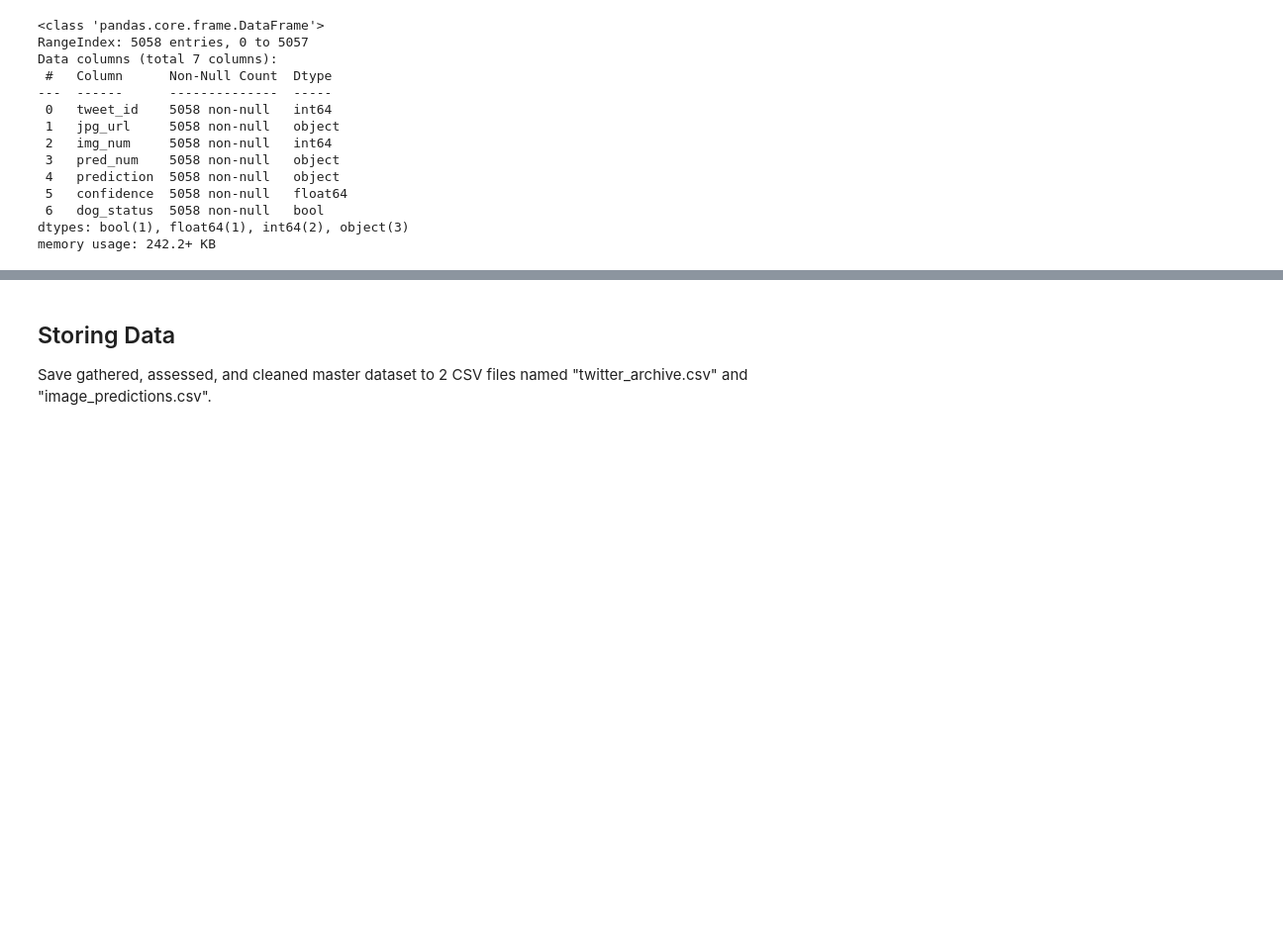
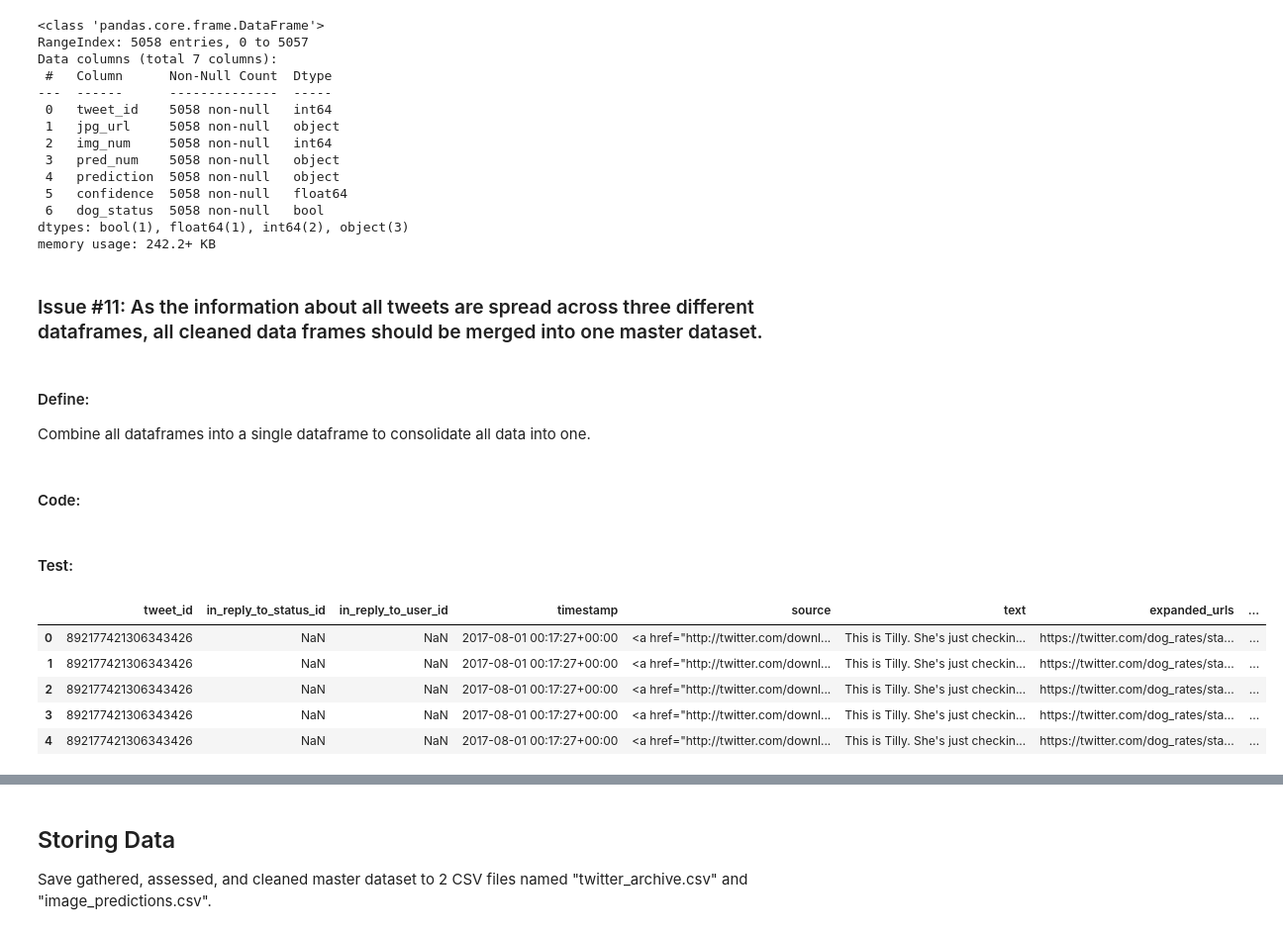
Before and after one commit to aayush1202/weRateDogs, a Jupyter notebook: wrangle_act.ipynb, the cells around one changed output, grey strips where cells are left out. Shown: that part at 99% size. Drawn from its saved outputs; the diff is of its cells as text; code cells hidden in the pictures; blank space fills up the shorter version.

```diff
--- a/wrangle_act.ipynb
+++ b/wrangle_act.ipynb
@@ -868,3 +870,28 @@ Data columns (total 7 columns):
  6   dog_status  5058 non-null   bool
 dtypes: bool(1), float64(1), int64(2), object(3)
 memory usage: 242.2+ KB
+# %% [markdown]
+### Issue #11: As the information about all tweets are spread across three different dataframes, all cleaned data frames should be merged into one master dataset.
+# %% [markdown]
+#### Define:
+
+Combine all dataframes into a single dataframe to consolidate all data into one.
+# %% [markdown]
+#### Code:
+# %%
+archive_clean = archive_clean.merge(
+    preds_clean,
+    on='tweet_id',
+    how='inner'
+)
+# %% [markdown]
+#### Test:
+# %%
+archive_clean.head()
+# %% [output]
+|  | tweet_id | in_reply_to_status_id | in_reply_to_user_id | timestamp | source | text | expanded_urls | ... |
+| 0 | 892177421306343426 | NaN | NaN | 2017-08-01 00:17:27+00:00 | <a href="http://twitter.com/downl... | This is Tilly. She's just checkin... | https://twitter.com/dog_rates/sta... | ... |
+| 1 | 892177421306343426 | NaN | NaN | 2017-08-01 00:17:27+00:00 | <a href="http://twitter.com/downl... | This is Tilly. She's just checkin... | https://twitter.com/dog_rates/sta... | ... |
+| 2 | 892177421306343426 | NaN | NaN | 2017-08-01 00:17:27+00:00 | <a href="http://twitter.com/downl... | This is Tilly. She's just checkin... | https://twitter.com/dog_rates/sta... | ... |
+| 3 | 892177421306343426 | NaN | NaN | 2017-08-01 00:17:27+00:00 | <a href="http://twitter.com/downl... | This is Tilly. She's just checkin... | https://twitter.com/dog_rates/sta... | ... |
+| 4 | 892177421306343426 | NaN | NaN | 2017-08-01 00:17:27+00:00 | <a href="http://twitter.com/downl... | This is Tilly. She's just checkin... | https://twitter.com/dog_rates/sta... | ... |
```
Also changed, not shown: parts of 5 cells of this notebook, 1 other file.
